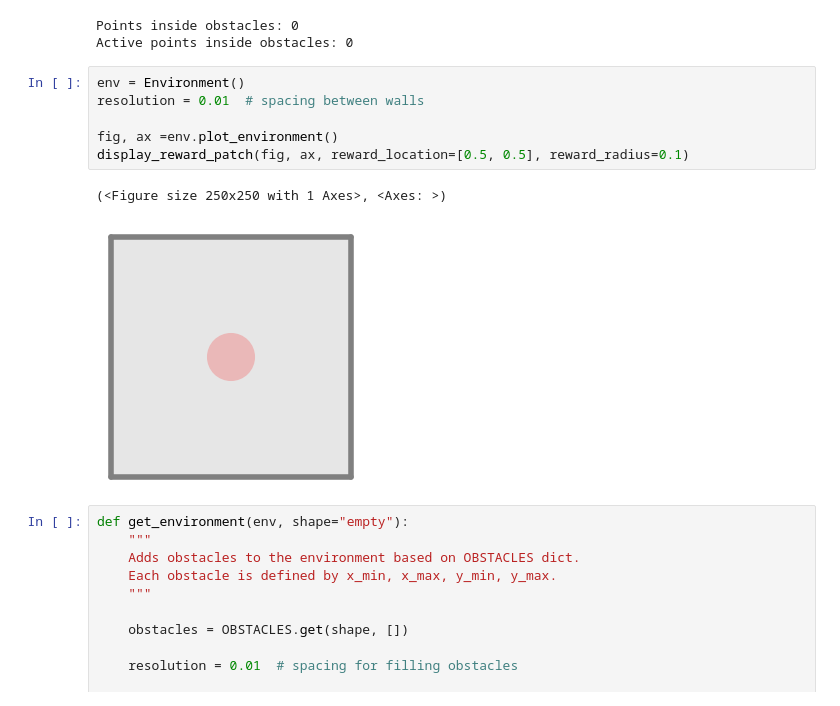
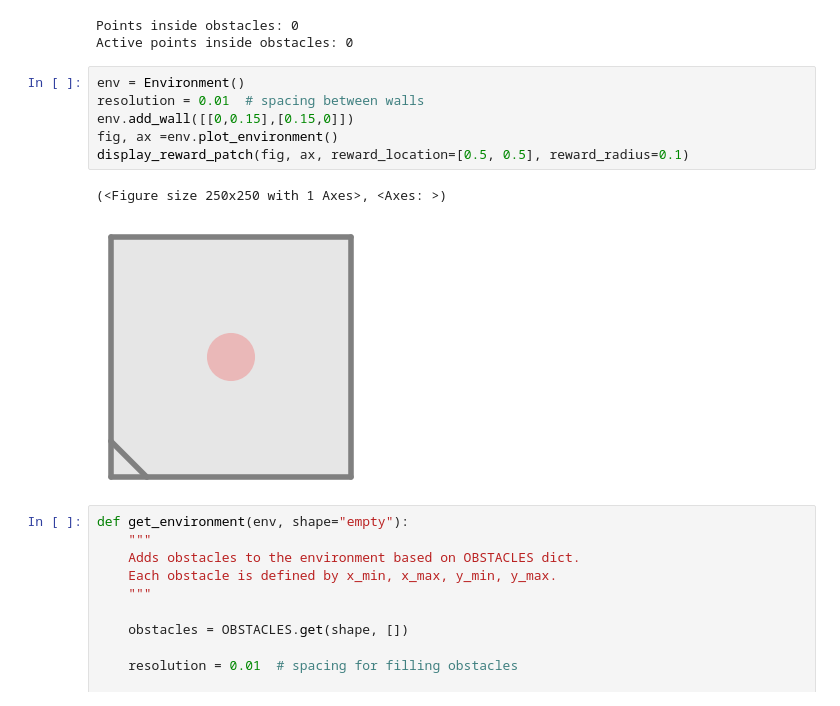
Before and after one commit to jadkins99/RatInABox, a Jupyter notebook: test.ipynb, the cells around one changed output. Cells and saved outputs as stored; diff of their text form.

```diff
--- a/test.ipynb
+++ b/test.ipynb
@@ -112,12 +112,12 @@ Active points inside obstacles: 0
 # %%
 env = Environment()
 resolution = 0.01  # spacing between walls
-
+env.add_wall([[0,0.15],[0.15,0]])
 fig, ax =env.plot_environment()
 display_reward_patch(fig, ax, reward_location=[0.5, 0.5], reward_radius=0.1)
 # %% [output]
 (<Figure size 250x250 with 1 Axes>, <Axes: >)
-[figure, old version]
+[figure, new version]
 # %%
 def get_environment(env, shape="empty"):
     """
```
Also changed, not shown: 3 other files.
